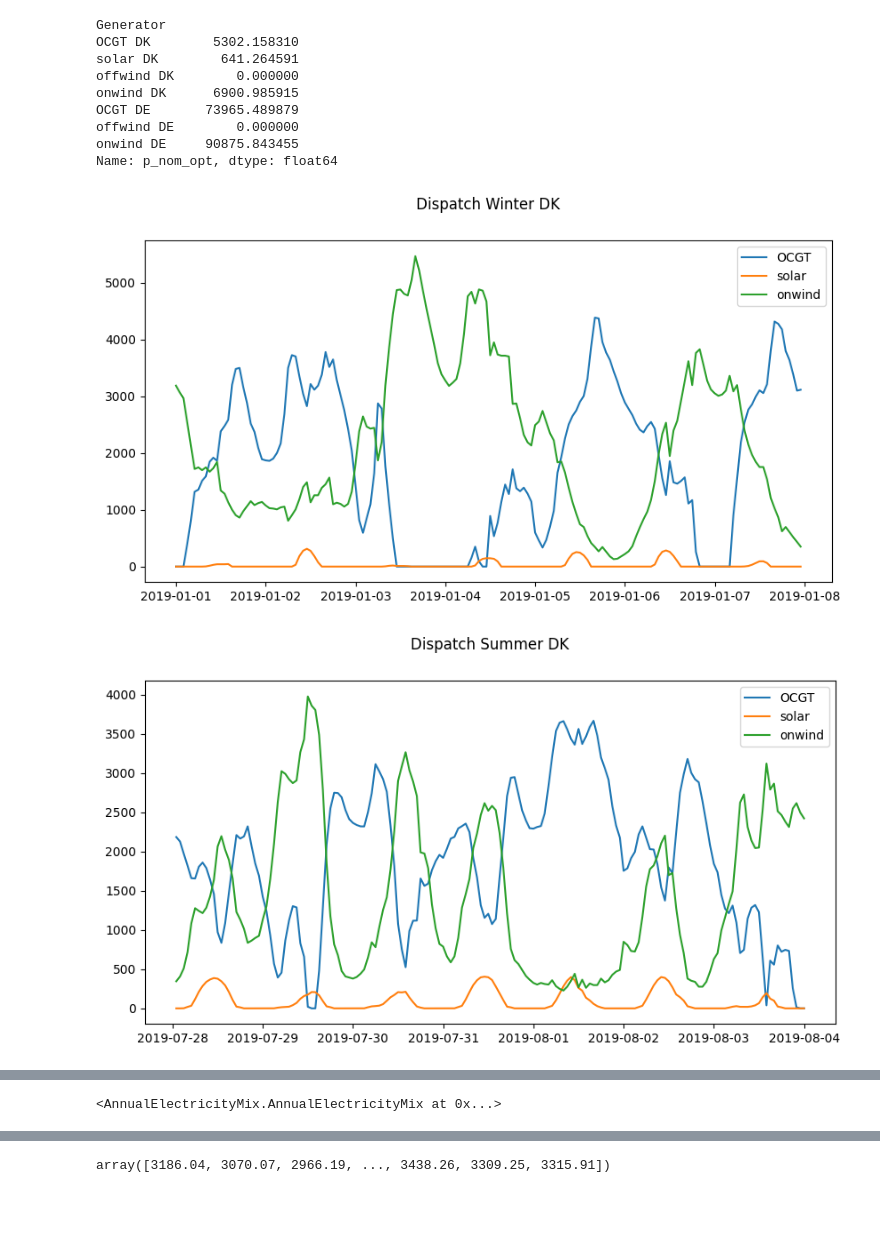
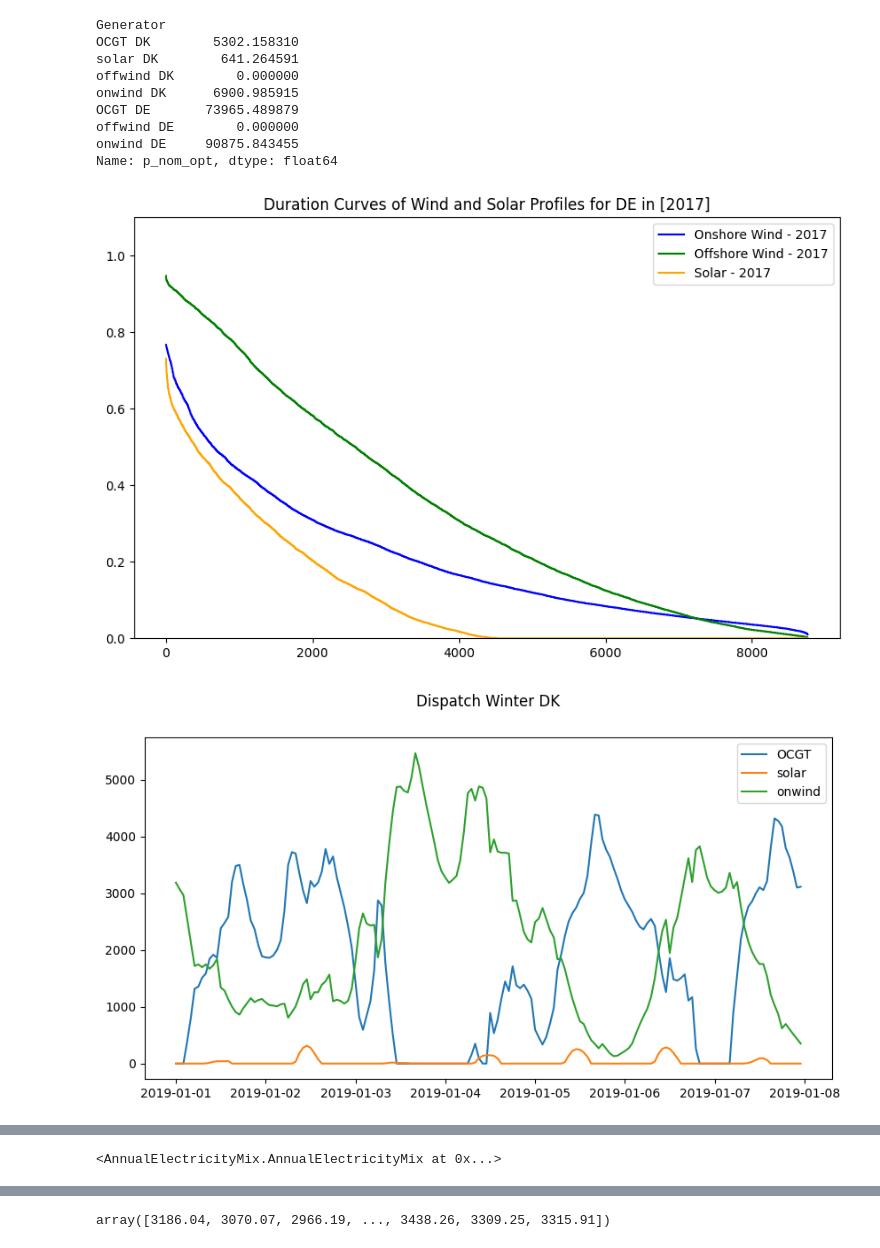
Before and after one commit to jeppebyberg/ieg, a Jupyter notebook: project.ipynb, the cells around one changed output, grey strips where cells are left out. Drawn from its saved outputs; the diff is of its cells as text; code cells hidden in the pictures; blank space fills up the shorter version.

```diff
--- a/project.ipynb
+++ b/project.ipynb
@@ -114,14 +116,14 @@ setup = {'DK':
                 'onwind': True},
         'DE':
                 {'OCGT': True,
-                # 'solar': True,
+                'solar': True,
                 'offwind': True,
                 'onwind': True,}
                 # 'CCGT': True},
                 }
 
 tmp = BuildBaseNetwork(setup = setup, cost_year = 2030)
-tmp.network.optimize(solver_name="gurobi",solver_options={"OutputFlag": 0})
+# tmp.network.optimize(solver_name="gurobi",solver_options={"OutputFlag": 0})
 # %% [output]
 Year 2019 is greater than 2017, using data from last available year.
 Year 2019 is greater than 2017, using data from last available year.
@@ -221,9 +233,16 @@ Name: p_nom_opt, dtype: float64
 # %%
 from PlotDispatch import PlotDispatch
 from AnnualElectricityMix import AnnualElectricityMix
+from DurationCurve import DurationCurve
+
+region = 'DE'
+
+years = [2017]
+
+DurationCurve(years = years, region = region)
 
 PlotDispatch(tmp)
 AnnualElectricityMix(tmp)
 # %% [output]
-[figure, old version]
+[figure, new version]
-[figure, old version]
+[figure, new version]
```
Also changed, not shown: parts of 10 cells of this notebook, 1 other file.
